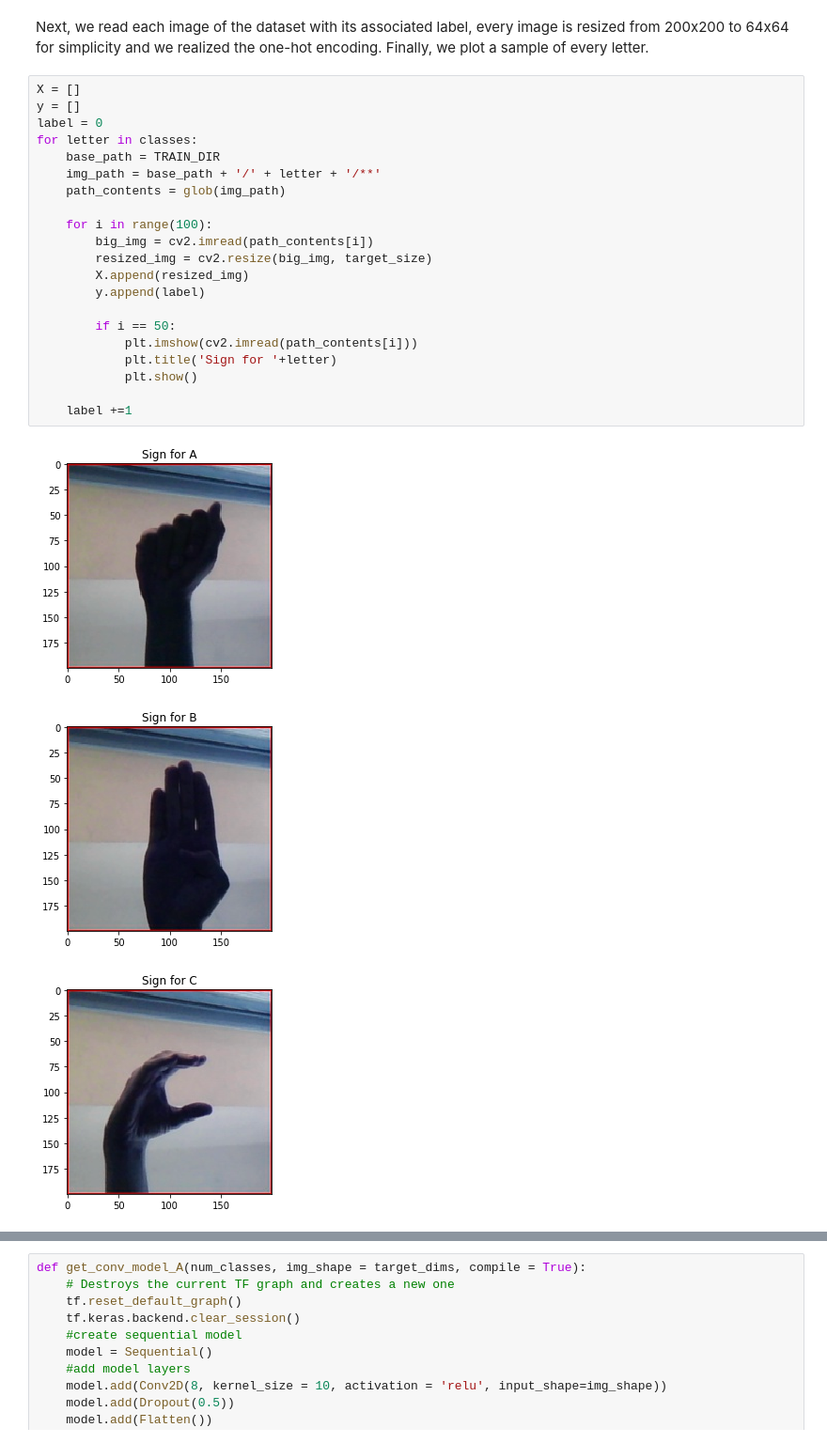
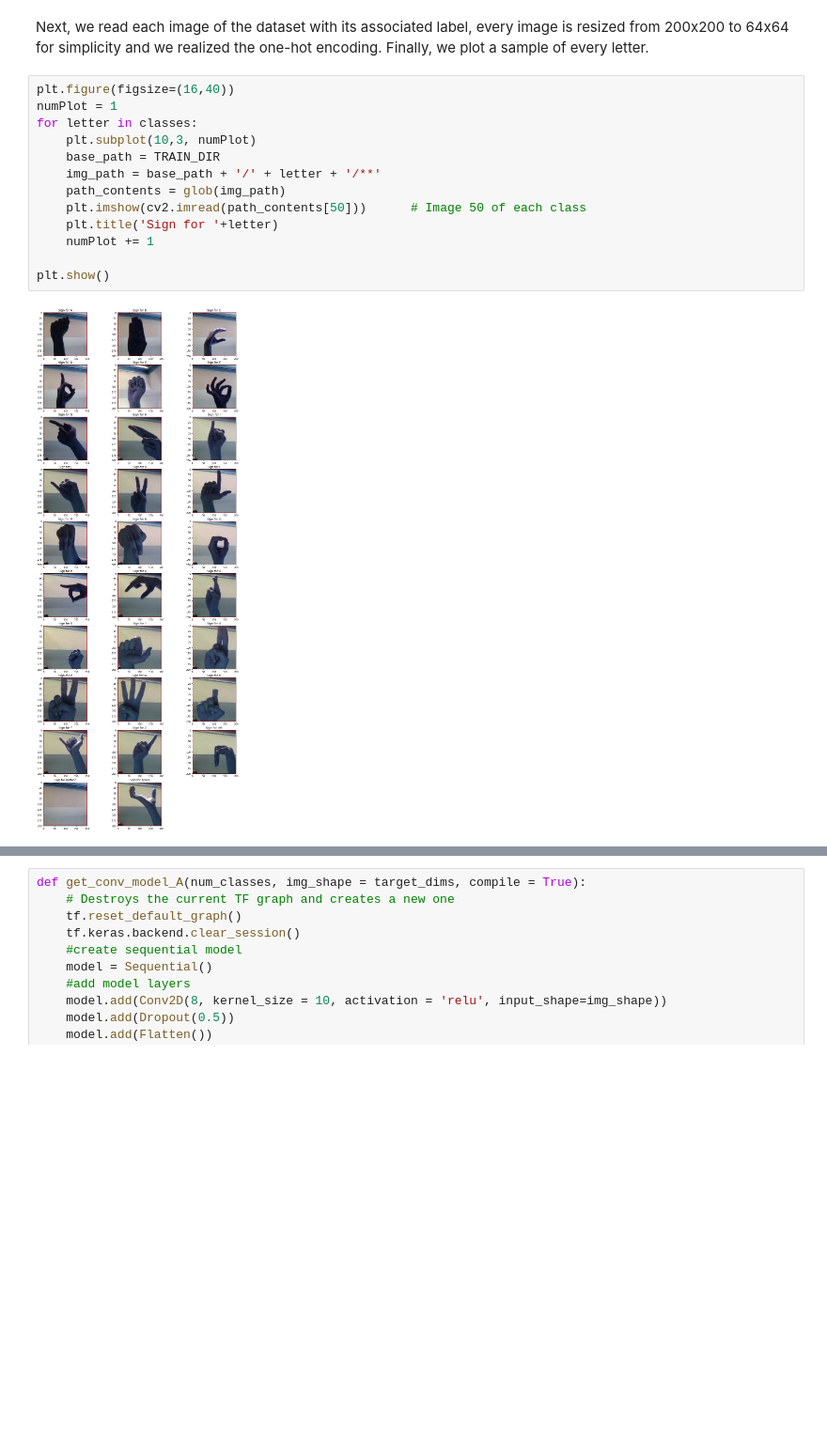
Before and after one commit to helbercarvajal/U3.Proyecto, a Jupyter notebook: asl_Alphabet.ipynb, the cells around one changed output, grey strips where cells are left out. Shown at 94% size. Cells and saved outputs as stored; diff of their text form; blank space fills up the shorter version.

```diff
--- a/asl_Alphabet.ipynb
+++ b/asl_Alphabet.ipynb
@@ -63,27 +46,17 @@ target_dims = (64, 64, 3) # add channel for RGB
 # %% [markdown]
 Next, we read each image of the dataset with its associated label, every image is resized from 200x200 to 64x64 for simplicity and we realized the one-hot encoding. Finally, we plot a sample of every letter.
 # %%
-X = []
-y = []
-label = 0
+plt.figure(figsize=(16,40))
+numPlot = 1
 for letter in classes:
+    plt.subplot(10,3, numPlot)
     base_path = TRAIN_DIR
     img_path = base_path + '/' + letter + '/**'
     path_contents = glob(img_path)
+    plt.imshow(cv2.imread(path_contents[50]))      # Image 50 of each class
+    plt.title('Sign for '+letter)
+    numPlot += 1
 
-    for i in range(100):
-        big_img = cv2.imread(path_contents[i])
-        resized_img = cv2.resize(big_img, target_size)
-        X.append(resized_img)
-        y.append(label)
-
-        if i == 50:
-            plt.imshow(cv2.imread(path_contents[i]))
-            plt.title('Sign for '+letter)
-            plt.show()
-
-    label +=1
+plt.show()
 # %% [output]
-[figure, old version]
+[figure, new version]
-[figure, removed]
-[figure, removed]
```
Also changed, not shown: parts of 25 cells of this notebook, 2 other files.
